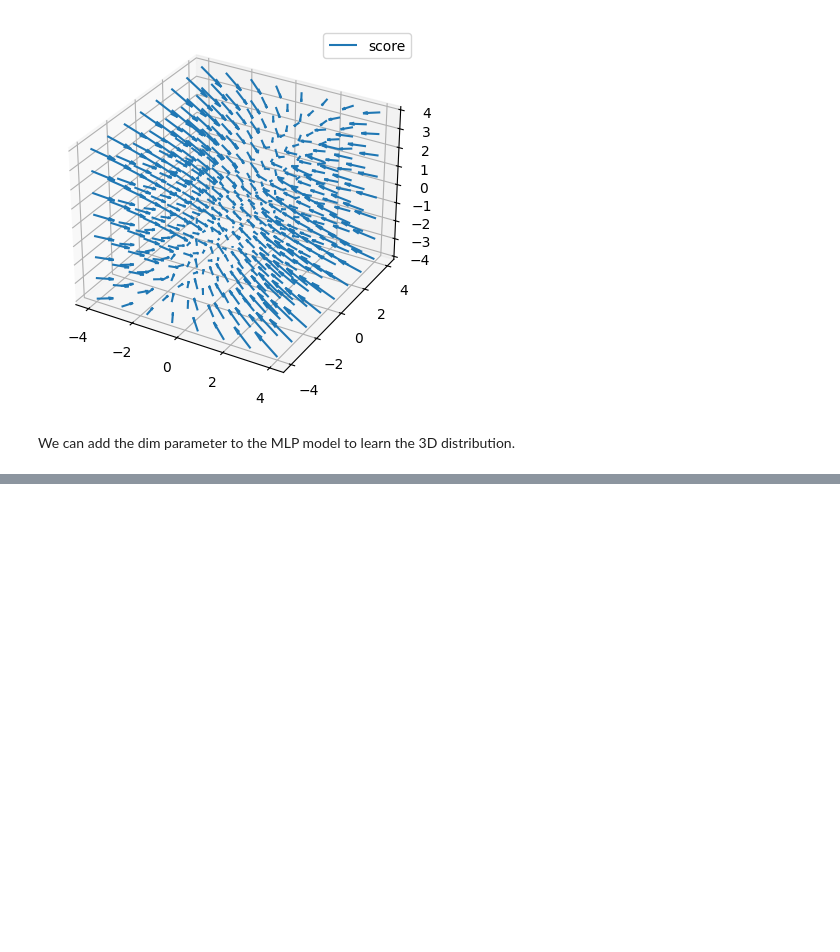
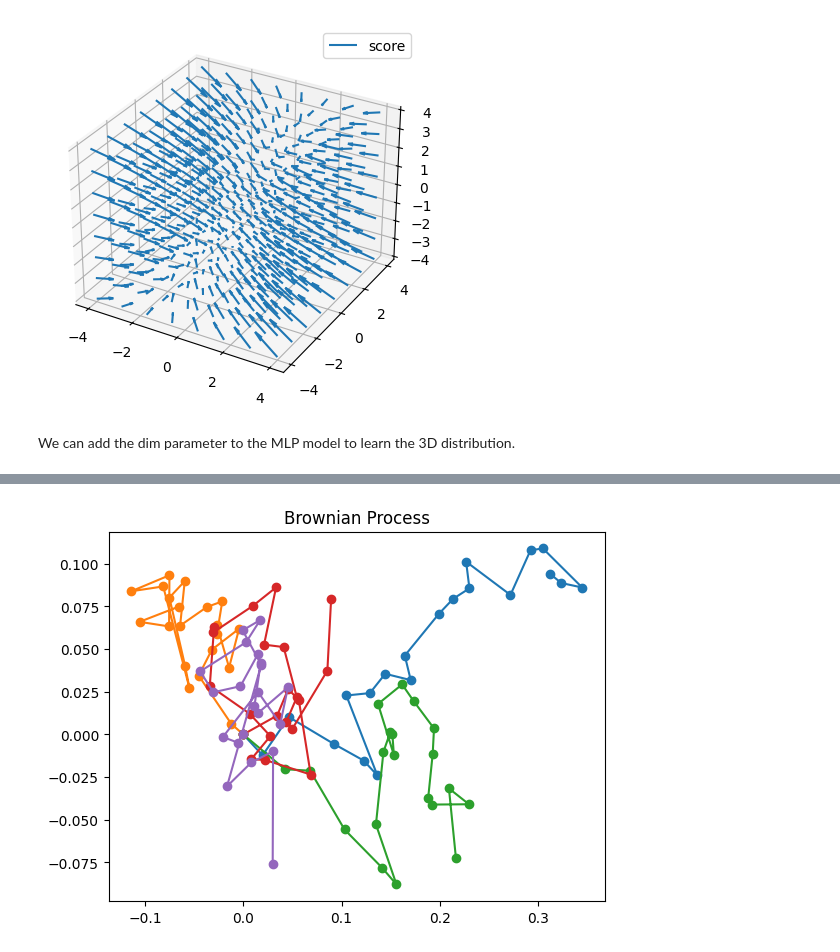
Before and after one commit to MateosCz/DSM_learning_notebook, a Jupyter notebook: Dsm_Notebook.ipynb, the cells around one changed output, grey strips where cells are left out. Drawn from its saved outputs; the diff is of its cells as text; code cells hidden in the pictures; blank space fills up the shorter version.

```diff
--- a/Dsm_Notebook.ipynb
+++ b/Dsm_Notebook.ipynb
@@ -605,0 +755,16 @@ We will simulate the stochastic process in 2 ways: One is from the noise adding
+# %%
+
+# Generate the training data using the Euler-Maruyama method
+sigma = 0.1
+time_steps = 20
+batch_size = 5
+dim = 2
+x0 = jnp.zeros((batch_size, dim))
+key = key_gen()
+em = EulerMaruyama(x0, dim, batch_size, sigma, time_steps, key)
+key = em.return_key()
+globe_key = key
+training_data = em.solve()
+plot_trajectory(training_data, dim)
+# %% [output]
+[figure, added]
```
Also changed, not shown: parts of 30 cells of this notebook.
